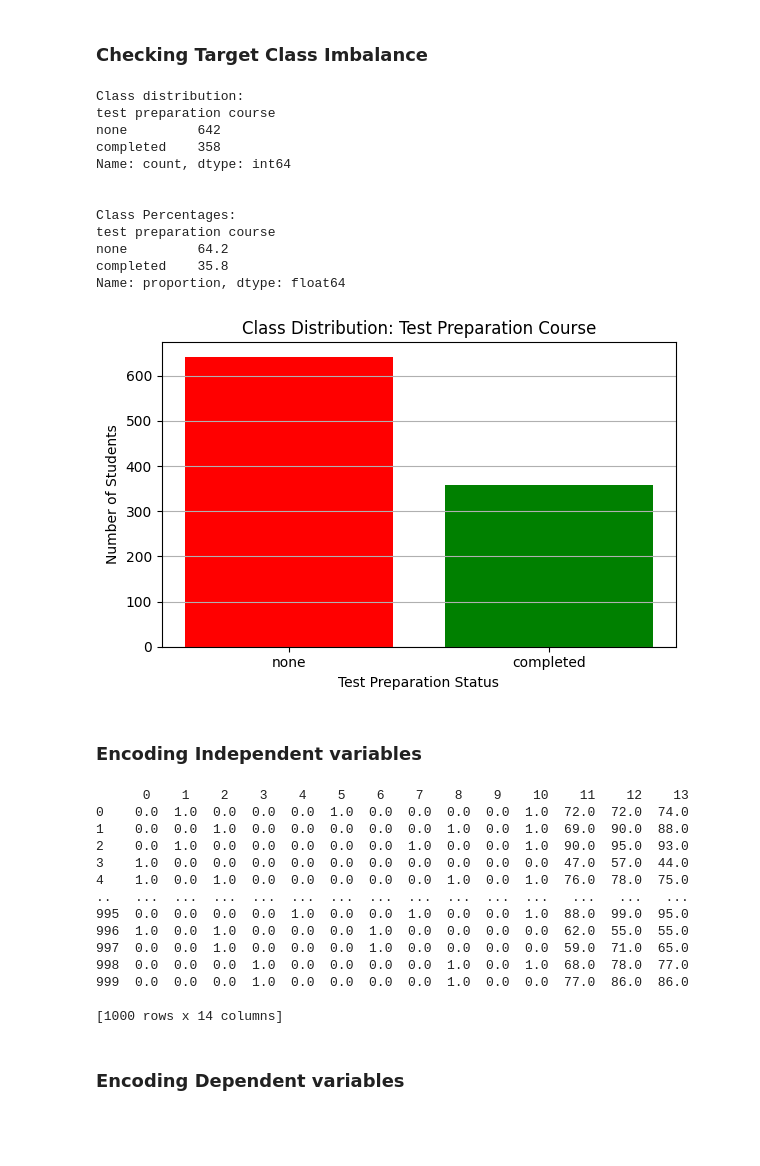
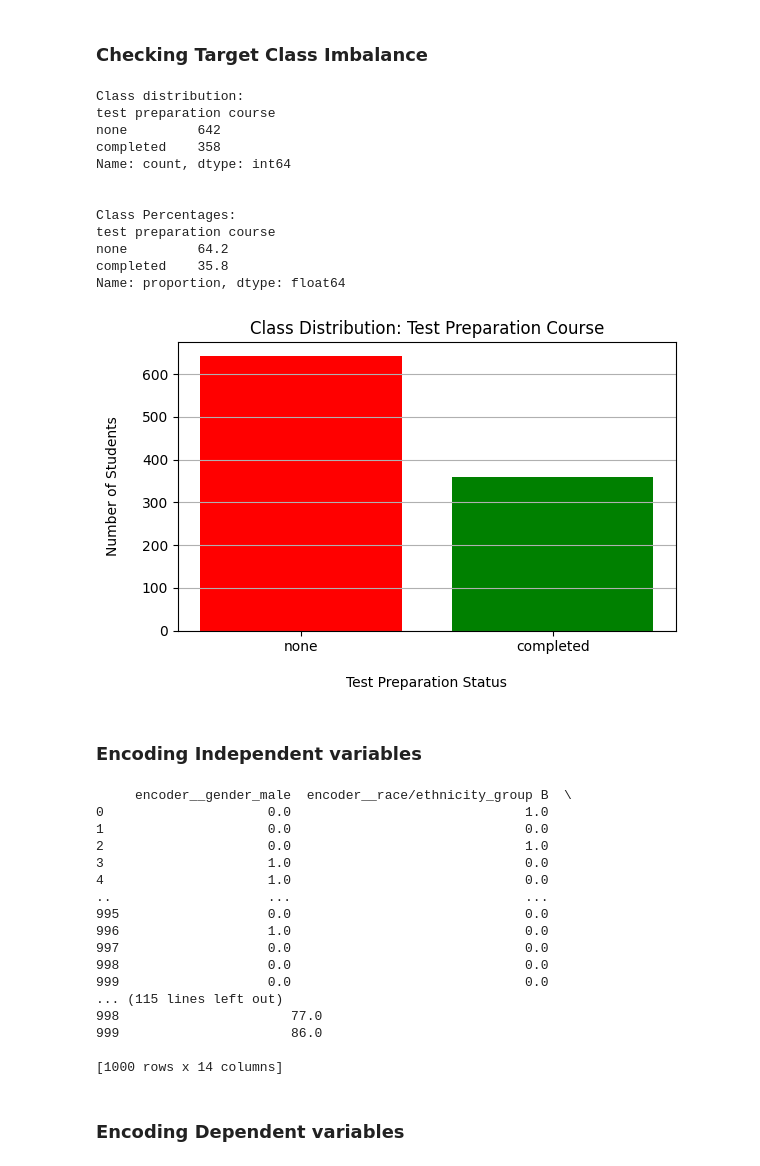
Before and after one commit to SakibMizan/MLProjectStudentPerformance, a Jupyter notebook: SakibMizanProject.ipynb, the cells around one changed output. Drawn from its saved outputs; the diff is of its cells as text; code cells hidden in the pictures; blank space fills up the shorter version.

Commit message:
Generated Prediction & Confusion Matrix. Updated Independent variable encoding code to get actual column names in statsmodel output

```diff
--- a/SakibMizanProject.ipynb
+++ b/SakibMizanProject.ipynb
@@ -132,57 +133,60 @@ Name: test preparation course, dtype: object
 # %%
 target_counts = dataset['test preparation course'].value_counts()
 print("Class distribution:")
 print(target_counts)
 
 print("\n\nClass Percentages:")
 print(dataset["test preparation course"].value_counts(normalize=True) * 100)
 
 plt.figure(figsize=(6, 4))
 plt.bar(target_counts.index, target_counts.values, color=['#FF0000', '#008000'])
 
 plt.title("Class Distribution: Test Preparation Course")
-plt.xlabel("Test Preparation Status")
-plt.ylabel("Number of Students")
+plt.xlabel("\nTest Preparation Status")
+plt.ylabel("Number of Students\n")
 plt.grid(True, axis='y')
 plt.tight_layout()
 plt.show()
 # %% [output]
 Class distribution:
 test preparation course
 none         642
 completed    358
 Name: count, dtype: int64
 
 
 Class Percentages:
 test preparation course
 none         64.2
 completed    35.8
 Name: proportion, dtype: float64
-[figure, old version]
+[figure, new version]
 # %% [markdown]
 ### Encoding Independent variables
 # %%
 from sklearn.compose import ColumnTransformer
 from sklearn.preprocessing import OneHotEncoder
-ct = ColumnTransformer(transformers=[('encoder', OneHotEncoder(drop = 'first'), [0, 1, 2, 3])], remainder='passthrough')
-x = np.array(ct.fit_transform(x))
+ct = ColumnTransformer(transformers=[('encoder', OneHotEncoder(drop = 'first'), [0, 1, 2, 3])], remainder='passthrough')    #use OneHotEncoder(drop = 'first') which Drops first category for each of 4 categorical variables to avoid dummy variable trap
+x = pd.DataFrame(ct.fit_transform(x), columns = ct.get_feature_names_out())
 
 print(pd.DataFrame(x))
 #print(x)
 # %% [output]
-      0    1    2    3    4    5    6    7    8    9    10    11    12    13
-0    0.0  1.0  0.0  0.0  0.0  1.0  0.0  0.0  0.0  0.0  1.0  72.0  72.0  74.0
-1    0.0  0.0  1.0  0.0  0.0  0.0  0.0  0.0  1.0  0.0  1.0  69.0  90.0  88.0
-2    0.0  1.0  0.0  0.0  0.0  0.0  0.0  1.0  0.0  0.0  1.0  90.0  95.0  93.0
-3    1.0  0.0  0.0  0.0  0.0  0.0  0.0  0.0  0.0  0.0  0.0  47.0  57.0  44.0
-4    1.0  0.0  1.0  0.0  0.0  0.0  0.0  0.0  1.0  0.0  1.0  76.0  78.0  75.0
-..   ...  ...  ...  ...  ...  ...  ...  ...  ...  ...  ...   ...   ...   ...
-995  0.0  0.0  0.0  0.0  1.0  0.0  0.0  1.0  0.0  0.0  1.0  88.0  99.0  95.0
-996  1.0  0.0  1.0  0.0  0.0  0.0  1.0  0.0  0.0  0.0  0.0  62.0  55.0  55.0
-997  0.0  0.0  1.0  0.0  0.0  0.0  1.0  0.0  0.0  0.0  0.0  59.0  71.0  65.0
-998  0.0  0.0  0.0  1.0  0.0  0.0  0.0  0.0  1.0  0.0  1.0  68.0  78.0  77.0
-999  0.0  0.0  0.0  1.0  0.0  0.0  0.0  0.0  1.0  0.0  0.0  77.0  86.0  86.0
+     encoder__gender_male  encoder__race/ethnicity_group B  \
+0                     0.0                              1.0
+1                     0.0                              0.0
+2                     0.0                              1.0
+3                     1.0                              0.0
+4                     1.0                              0.0
+..                    ...                              ...
+995                   0.0                              0.0
+996                   1.0                              0.0
+997                   0.0                              0.0
+998                   0.0                              0.0
+999                   0.0                              0.0
+... (115 lines left out)
+998                      77.0
+999                      86.0
 
 [1000 rows x 14 columns]
 # %% [markdown]
```
Also changed, not shown: parts of 5 cells of this notebook.
